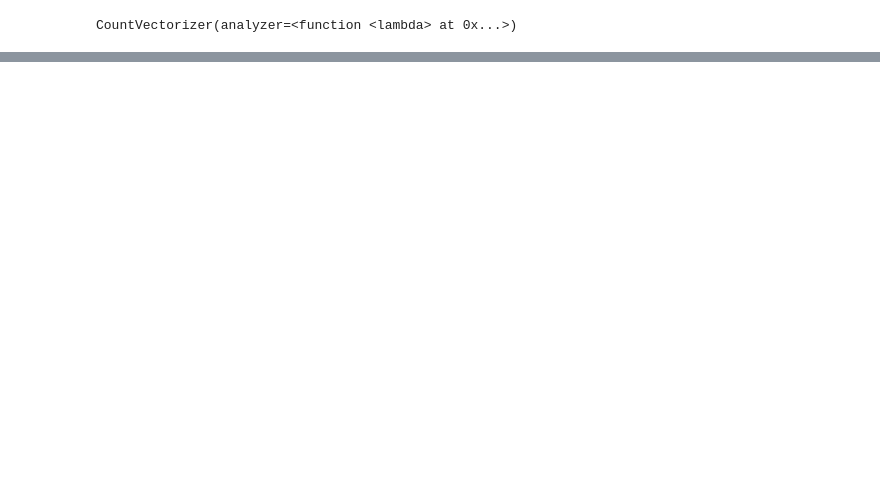
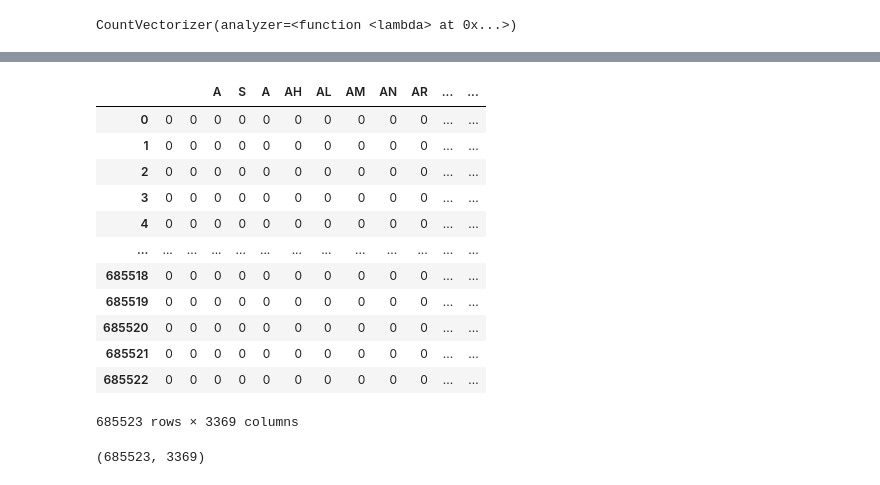
Before and after one commit to Wa101001/MLOpsPractical, a Jupyter notebook: RegressionModelPrenom.ipynb, the cells around one changed output, grey strips where cells are left out. Cells and saved outputs as stored; diff of their text form; code cells hidden in the pictures; blank space fills up the shorter version.

```diff
--- a/RegressionModelPrenom.ipynb
+++ b/RegressionModelPrenom.ipynb
@@ -124,0 +141,22 @@ MemoryError: Unable to allocate 18.8 GiB for an array with shape (685523, 3677)
+# %%
+grams = pd.DataFrame(mat, columns=vect.get_feature_names_out())
+# %%
+grams
+# %% [output]
+|  |  |  | A | S | A | AH | AL | AM | AN | AR | ... | ... |
+| 0 | 0 | 0 | 0 | 0 | 0 | 0 | 0 | 0 | 0 | 0 | ... | ... |
+| 1 | 0 | 0 | 0 | 0 | 0 | 0 | 0 | 0 | 0 | 0 | ... | ... |
+| 2 | 0 | 0 | 0 | 0 | 0 | 0 | 0 | 0 | 0 | 0 | ... | ... |
+| 3 | 0 | 0 | 0 | 0 | 0 | 0 | 0 | 0 | 0 | 0 | ... | ... |
+| 4 | 0 | 0 | 0 | 0 | 0 | 0 | 0 | 0 | 0 | 0 | ... | ... |
+| ... | ... | ... | ... | ... | ... | ... | ... | ... | ... | ... | ... | ... |
+| 685518 | 0 | 0 | 0 | 0 | 0 | 0 | 0 | 0 | 0 | 0 | ... | ... |
+| 685519 | 0 | 0 | 0 | 0 | 0 | 0 | 0 | 0 | 0 | 0 | ... | ... |
+| 685520 | 0 | 0 | 0 | 0 | 0 | 0 | 0 | 0 | 0 | 0 | ... | ... |
+| 685521 | 0 | 0 | 0 | 0 | 0 | 0 | 0 | 0 | 0 | 0 | ... | ... |
+| 685522 | 0 | 0 | 0 | 0 | 0 | 0 | 0 | 0 | 0 | 0 | ... | ... |
+685523 rows × 3369 columns
+# %%
+grams.shape
+# %% [output]
+(685523, 3369)
```
Also changed, not shown: parts of 10 cells of this notebook.
